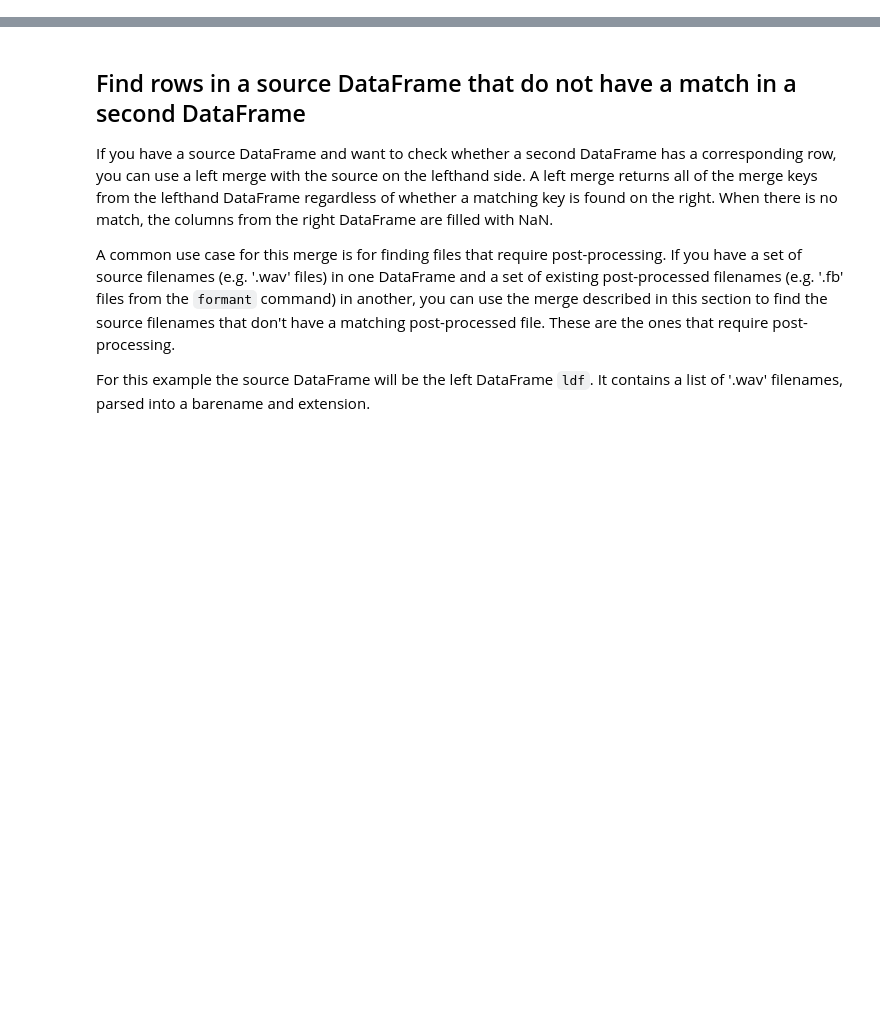
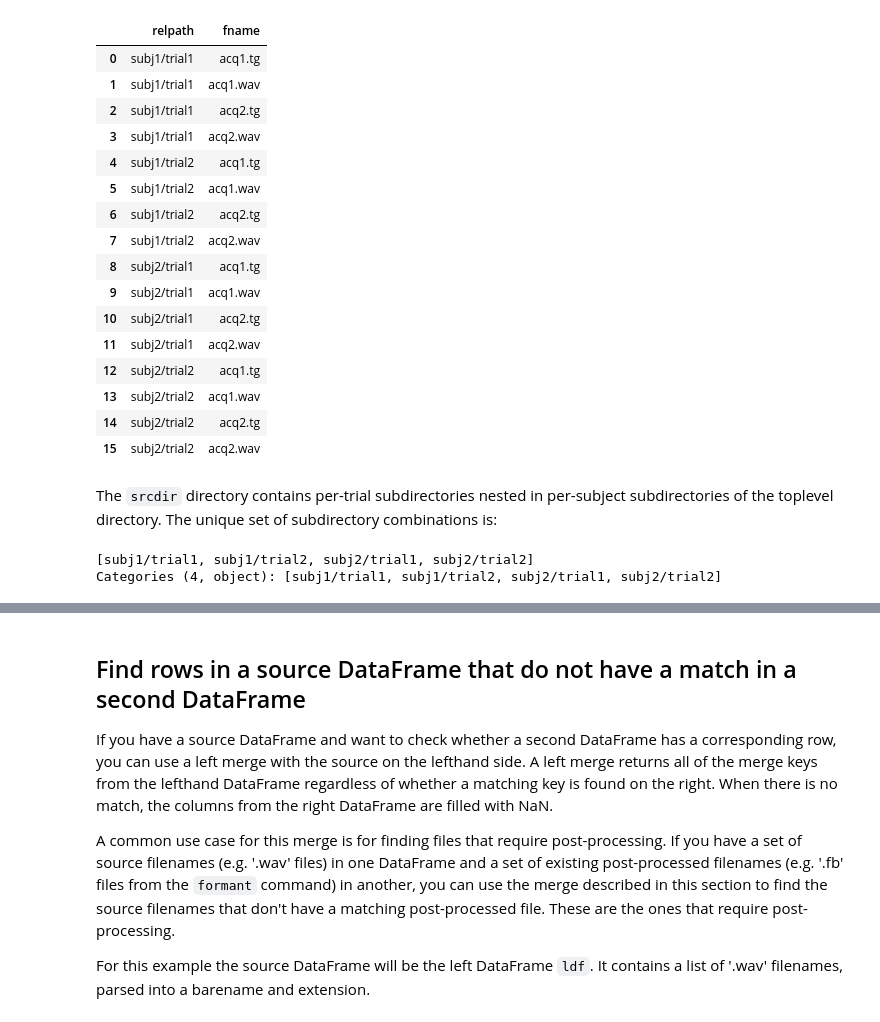
Before and after one commit to rsprouse/phonlab, a Jupyter notebook: doc/phonlab_tasks.ipynb, the cells around one changed output, grey strips where cells are left out. Saved outputs shown, nothing was run; the diff lists cells and outputs as text; code cells hidden in the pictures; blank space fills up the shorter version.

```diff
--- a/doc/phonlab_tasks.ipynb
+++ b/doc/phonlab_tasks.ipynb
@@ -2,0 +18,30 @@ import pandas as pd
+# %%
+srcdir = '../resource/mirrorexp/orig_data'
+srcdf = dir2df(srcdir)
+srcdf
+# %% [output]
+|  | relpath | fname |
+| 0 | subj1/trial1 | acq1.tg |
+| 1 | subj1/trial1 | acq1.wav |
+| 2 | subj1/trial1 | acq2.tg |
+| 3 | subj1/trial1 | acq2.wav |
+| 4 | subj1/trial2 | acq1.tg |
+| 5 | subj1/trial2 | acq1.wav |
+| 6 | subj1/trial2 | acq2.tg |
+| 7 | subj1/trial2 | acq2.wav |
+| 8 | subj2/trial1 | acq1.tg |
+| 9 | subj2/trial1 | acq1.wav |
+| 10 | subj2/trial1 | acq2.tg |
+| 11 | subj2/trial1 | acq2.wav |
+| 12 | subj2/trial2 | acq1.tg |
+| 13 | subj2/trial2 | acq1.wav |
+| 14 | subj2/trial2 | acq2.tg |
+| 15 | subj2/trial2 | acq2.wav |
+# %% [markdown]
+The `srcdir` directory contains per-trial subdirectories nested in per-subject subdirectories of the toplevel directory. The unique set of subdirectory combinations is:
+# %%
+unique_relpath = srcdf.relpath.unique()
+unique_relpath
+# %% [output]
+[subj1/trial1, subj1/trial2, subj2/trial1, subj2/trial2]
+Categories (4, object): [subj1/trial1, subj1/trial2, subj2/trial1, subj2/trial2]
```
Also changed, not shown: parts of 26 cells of this notebook.
